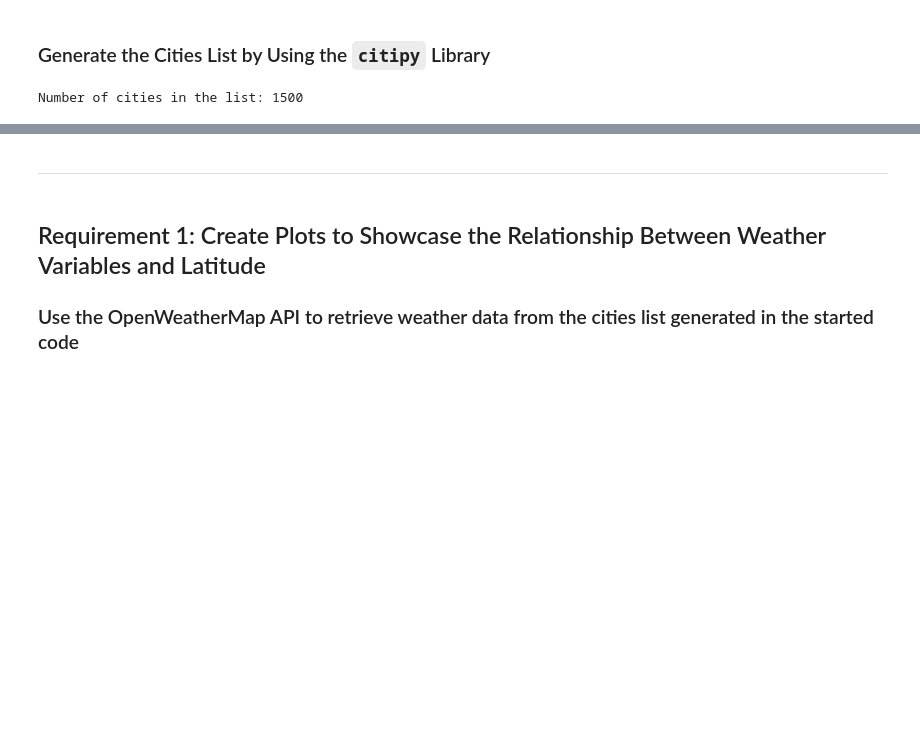
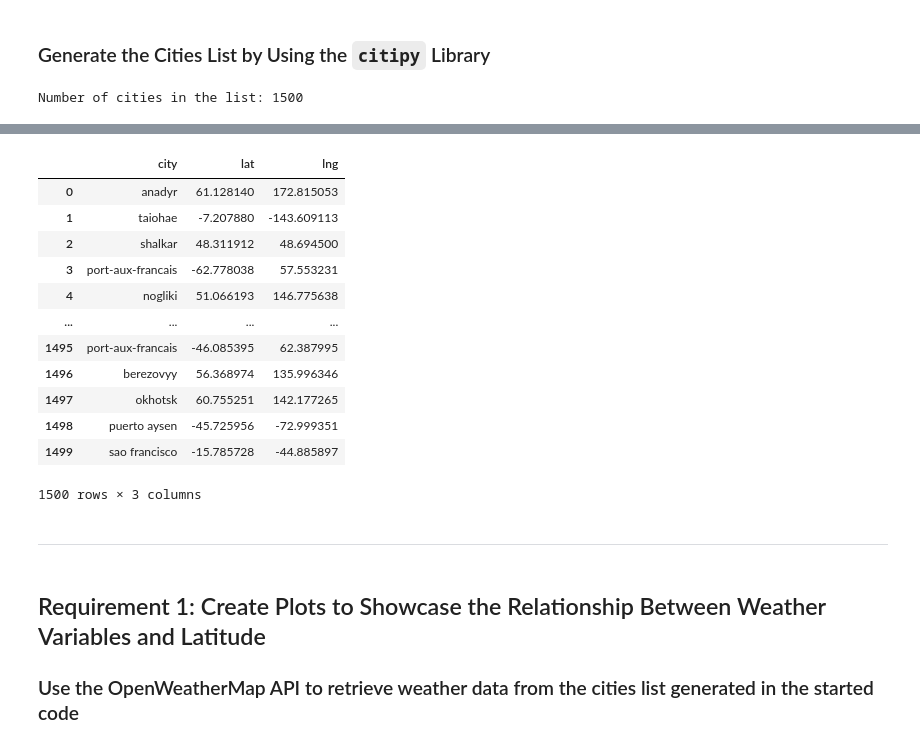
Before and after one commit to wsabrinabriggs/python-api-challenge-2, a Jupyter notebook: starter_code/WeatherPy.ipynb, the cells around one changed output, grey strips where cells are left out. Cells and saved outputs as stored; diff of their text form; code cells hidden in the pictures; blank space fills up the shorter version.

```diff
--- a/starter_code/WeatherPy.ipynb
+++ b/starter_code/WeatherPy.ipynb
@@ -62,3 +62,19 @@ cities_df.head()
+# %%
+cities_df
+# %% [output]
+|  | city | lat | lng |
+| 0 | anadyr | 61.128140 | 172.815053 |
+| 1 | taiohae | -7.207880 | -143.609113 |
+| 2 | shalkar | 48.311912 | 48.694500 |
+| 3 | port-aux-francais | -62.778038 | 57.553231 |
+| 4 | nogliki | 51.066193 | 146.775638 |
+| ... | ... | ... | ... |
+| 1495 | port-aux-francais | -46.085395 | 62.387995 |
+| 1496 | berezovyy | 56.368974 | 135.996346 |
+| 1497 | okhotsk | 60.755251 | 142.177265 |
+| 1498 | puerto aysen | -45.725956 | -72.999351 |
+| 1499 | sao francisco | -15.785728 | -44.885897 |
+1500 rows × 3 columns
 # %% [markdown]
 ---
 # %% [markdown]
```
Also changed, not shown: parts of 5 cells of this notebook, 2 other files.
